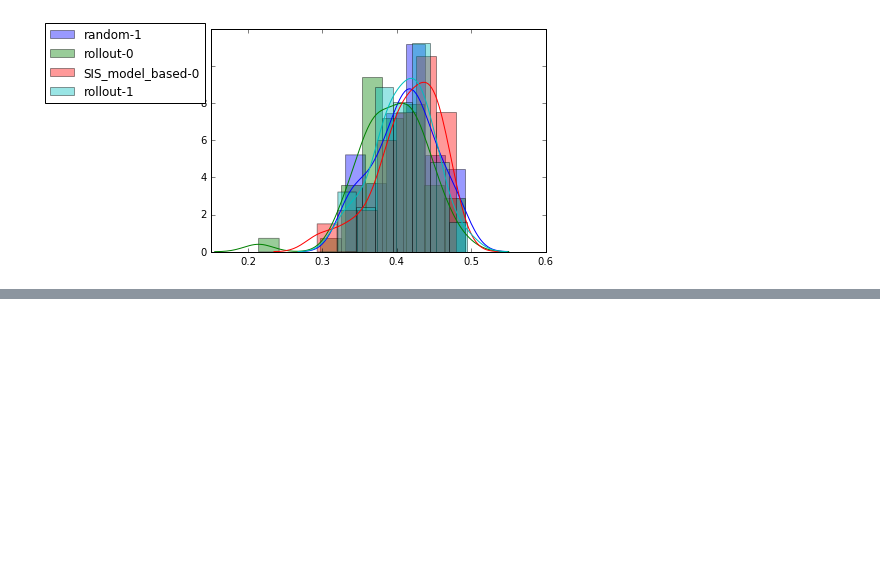
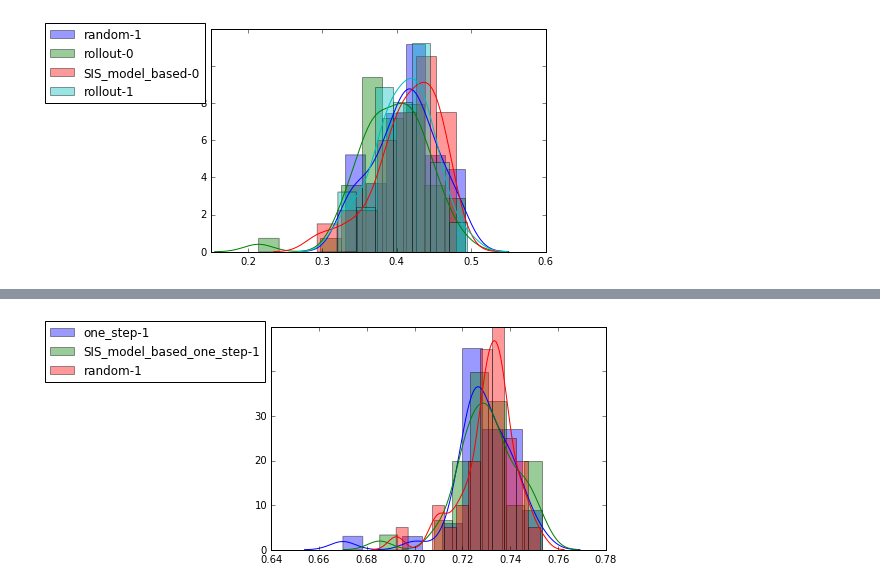
Before and after one commit to jclifton333/spatial-RL, a Jupyter notebook: analysis/results/compare-result-distributions.ipynb, the cells around one changed output, grey strips where cells are left out. Saved outputs shown, nothing was run; the diff lists cells and outputs as text; code cells hidden in the pictures; blank space fills up the shorter version.

```diff
--- a/analysis/results/compare-result-distributions.ipynb
+++ b/analysis/results/compare-result-distributions.ipynb
@@ -56,0 +73,4 @@ plot_results_in_list(file_list1_100)
+# %%
+plot_results_in_list(file_list_eps0_50)
+# %% [output]
+[figure, added]
```
Also changed, not shown: parts of 5 cells of this notebook, 5 other files.
